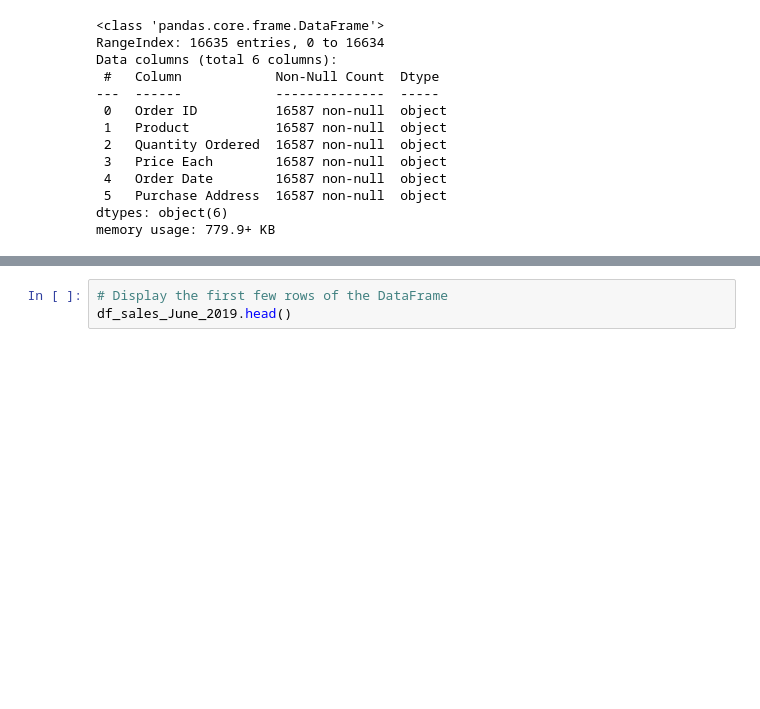
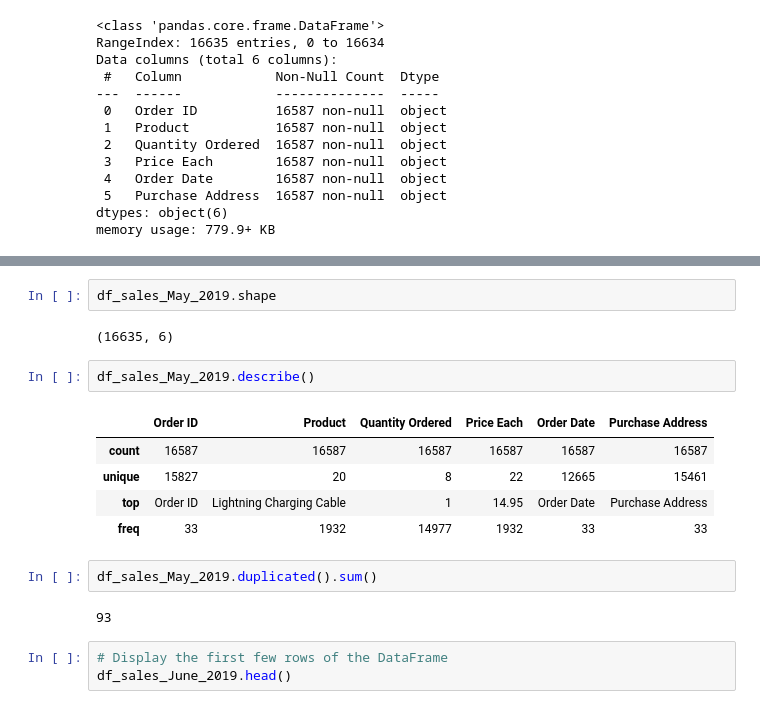
Before and after one commit to Samidirbsa/PowerBI_Capstone_Project, a Jupyter notebook: notebook.ipynb, the cells around one changed output, grey strips where cells are left out. Drawn from its saved outputs; the diff is of its cells as text; blank space fills up the shorter version.

```diff
--- a/notebook.ipynb
+++ b/notebook.ipynb
@@ -415,3 +491,19 @@ memory usage: 779.9+ KB
+# %%
+df_sales_May_2019.shape
+# %% [output]
+(16635, 6)
+# %%
+df_sales_May_2019.describe()
+# %% [output]
+|  | Order ID | Product | Quantity Ordered | Price Each | Order Date | Purchase Address |
+| count | 16587 | 16587 | 16587 | 16587 | 16587 | 16587 |
+| unique | 15827 | 20 | 8 | 22 | 12665 | 15461 |
+| top | Order ID | Lightning Charging Cable | 1 | 14.95 | Order Date | Purchase Address |
+| freq | 33 | 1932 | 14977 | 1932 | 33 | 33 |
+# %%
+df_sales_May_2019.duplicated().sum()
+# %% [output]
+93
 # %%
 # Display the first few rows of the DataFrame
 df_sales_June_2019.head()
```
Also changed, not shown: parts of 12 cells of this notebook.
